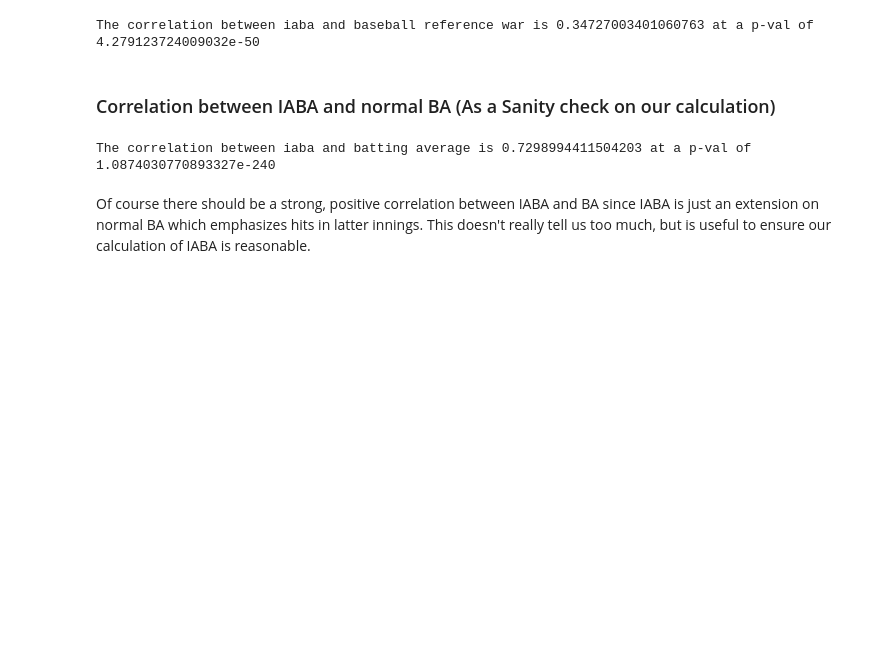
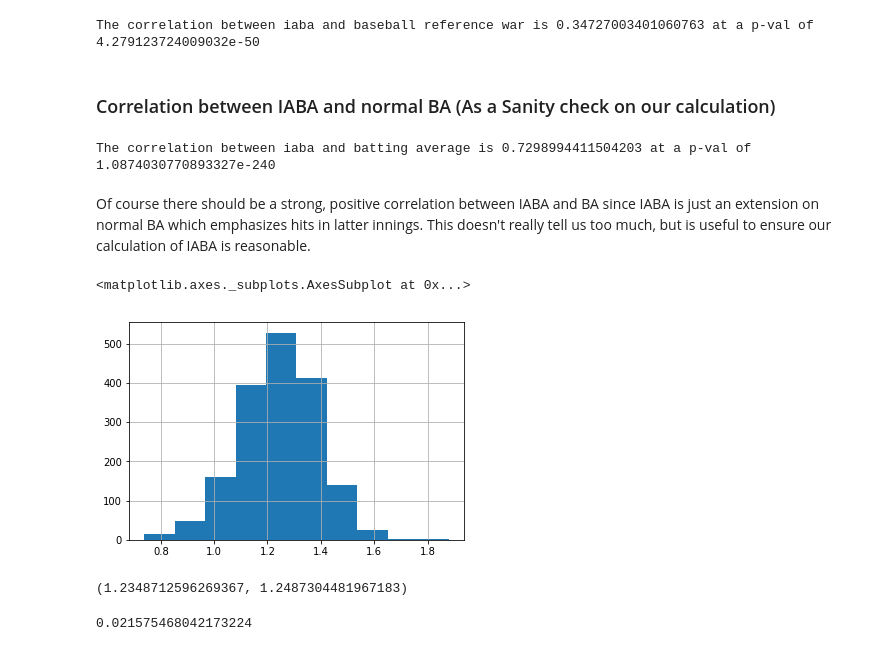
Before and after one commit to Amogh100/SabermetricsFinalProject, a Jupyter notebook: final_project_data.ipynb, the cells around one changed output. Saved outputs shown, nothing was run; the diff lists cells and outputs as text; code cells hidden in the pictures; blank space fills up the shorter version.

```diff
--- a/final_project_data.ipynb
+++ b/final_project_data.ipynb
@@ -338,3 +338,19 @@ print("The correlation between iaba and batting average is {} at a p-val of {}".
 The correlation between iaba and batting average is 0.7298994411504203 at a p-val of 1.0874030770893327e-240
 # %% [markdown]
 Of course there should be a strong, positive correlation between IABA and BA since IABA is just an extension on normal BA which emphasizes hits in latter innings. This doesn't really tell us too much, but is useful to ensure our calculation of IABA is reasonable.
+# %%
+hist = b['IABA'].hist()
+hist
+# %% [output]
+<matplotlib.axes._subplots.AxesSubplot at 0x...>
+[figure, added]
+# %%
+import numpy as np, scipy.stats as st
+
+st.t.interval(0.95, len(b['IABA'])-1, loc=np.mean(b['IABA']), scale=st.sem(b['IABA']))
+# %% [output]
+(1.2348712596269367, 1.2487304481967183)
+# %%
+b['IABA'].var()
+# %% [output]
+0.021575468042173224
```
Also changed, not shown: parts of 2 cells of this notebook, 2 other files.
